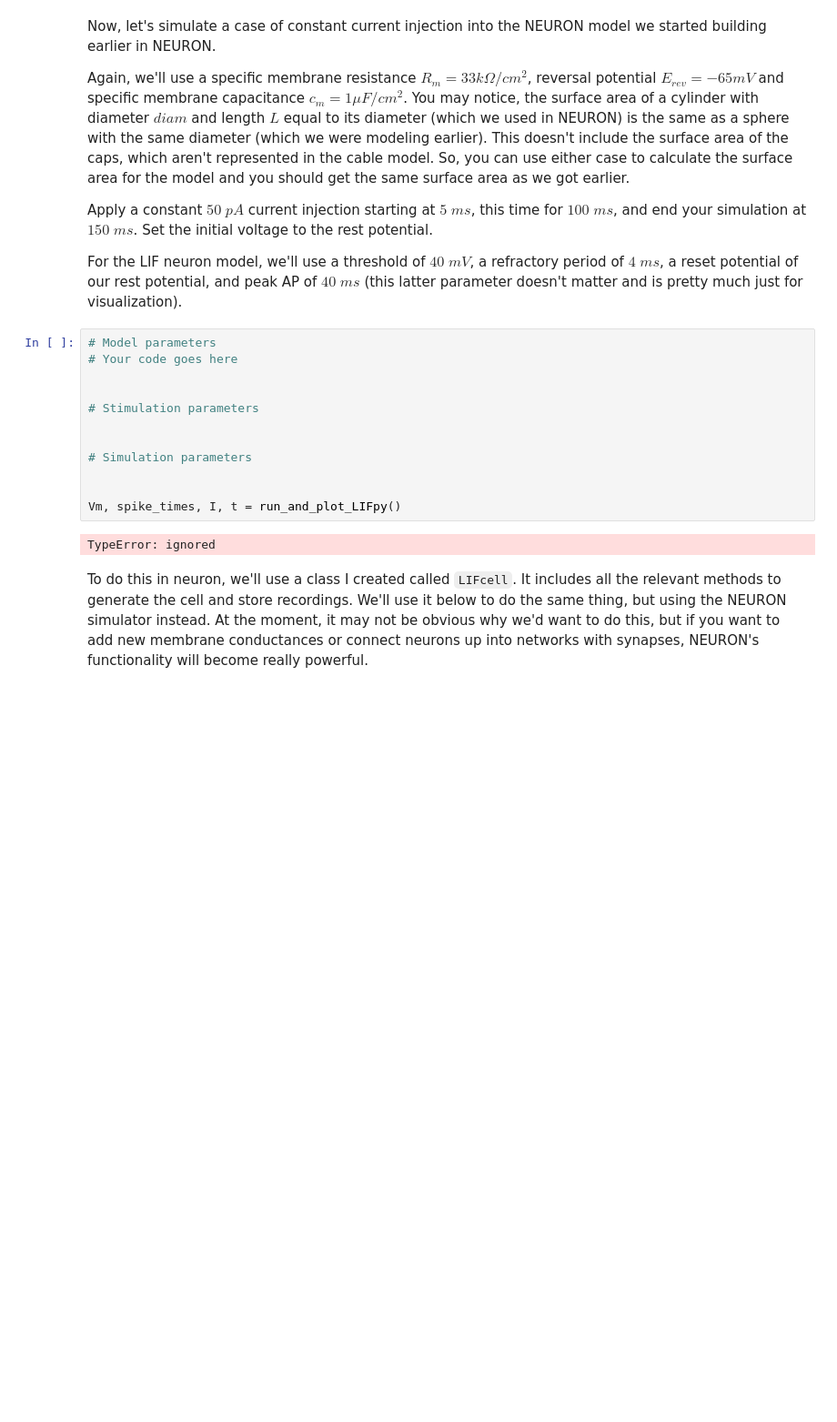
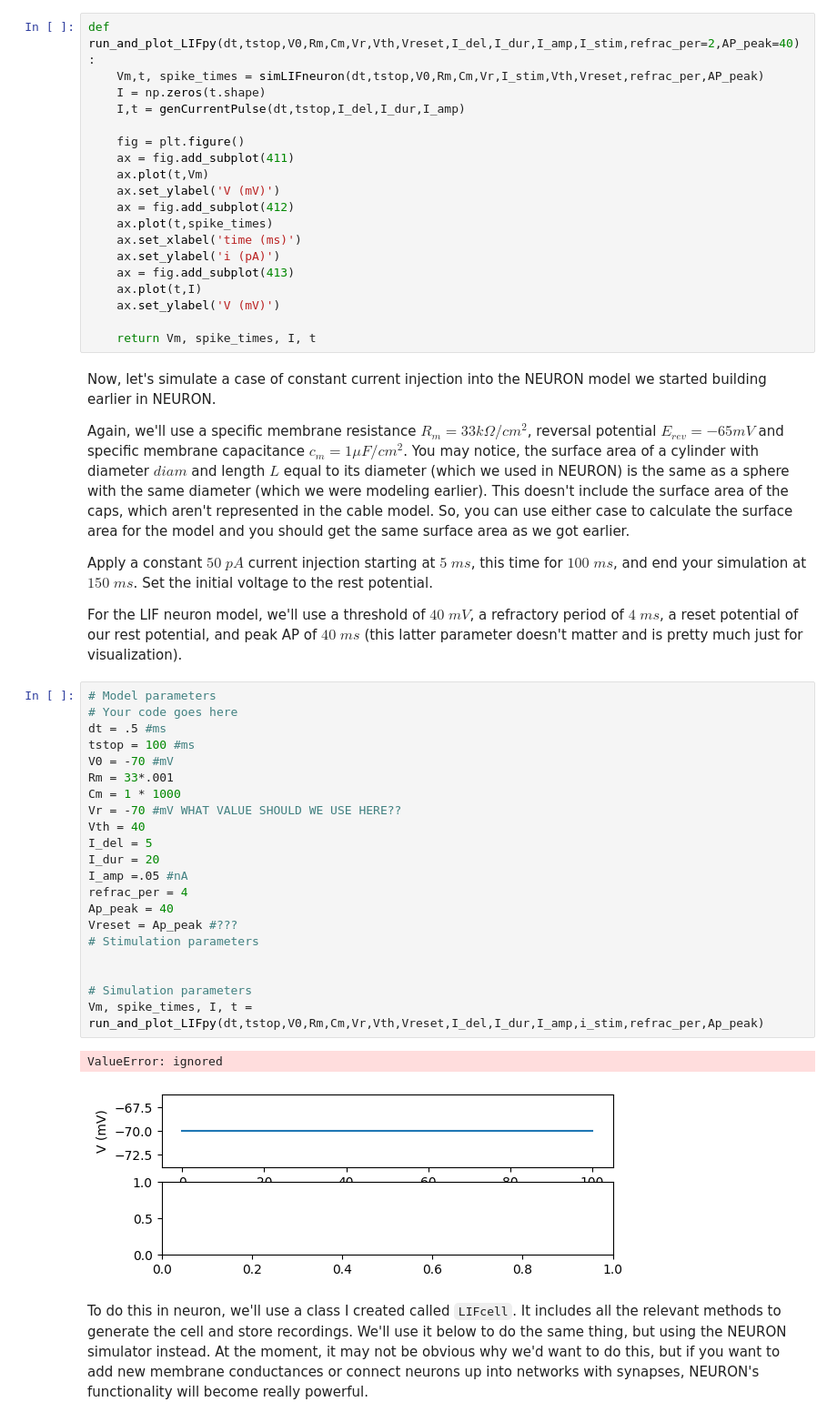
Before and after one commit to Bouncy0Knight/Exercise_5, a Jupyter notebook: CompModNervSys_exercise5.ipynb, the cells around one changed output. Shown at 91% size. Cells and saved outputs as stored; diff of their text form; blank space fills up the shorter version.

```diff
--- a/CompModNervSys_exercise5.ipynb
+++ b/CompModNervSys_exercise5.ipynb
@@ -458,3 +445,22 @@ def run_and_plot_LIFpy(dt,tstop,V0,Rm,Cm,Vr,Vth,Vreset,I_del,I_dur,I_amp,refrac_
+# %%
+def run_and_plot_LIFpy(dt,tstop,V0,Rm,Cm,Vr,Vth,Vreset,I_del,I_dur,I_amp,I_stim,refrac_per=2,AP_peak=40):
+    Vm,t, spike_times = simLIFneuron(dt,tstop,V0,Rm,Cm,Vr,I_stim,Vth,Vreset,refrac_per,AP_peak)
+    I = np.zeros(t.shape)
+    I,t = genCurrentPulse(dt,tstop,I_del,I_dur,I_amp)
+
+    fig = plt.figure()
+    ax = fig.add_subplot(411)
+    ax.plot(t,Vm)
+    ax.set_ylabel('V (mV)')
+    ax = fig.add_subplot(412)
+    ax.plot(t,spike_times)
+    ax.set_xlabel('time (ms)')
+    ax.set_ylabel('i (pA)')
+    ax = fig.add_subplot(413)
+    ax.plot(t,I)
+    ax.set_ylabel('V (mV)')
+
+    return Vm, spike_times, I, t
 # %% [markdown]
 Now, let's simulate a case of constant current injection into the NEURON model we started building earlier in NEURON.
 
@@ -463,20 +469,30 @@ Again, we'll use a specific membrane resistance $R_{m} = 33 k \Omega/cm^{2}$, re
 Apply a constant $50 \; pA$ current injection starting at $5 \; ms$, this time for $100 \; ms$, and end your simulation at $150 \; ms$. Set the initial voltage to the rest potential.
 
 For the LIF neuron model, we'll use a threshold of $40 \; mV$, a refractory period of $4 \; ms$, a reset potential of our rest potential, and peak AP of $40 \; ms$ (this latter parameter doesn't matter and is pretty much just for visualization).
-# %%
-# Model parameters
-# Your code goes here
-
-
-# Stimulation parameters
-
-
-# Simulation parameters
-
-
-Vm, spike_times, I, t = run_and_plot_LIFpy()
-# %% [output]
-TypeError: ignored
+# %%
+# Model parameters
+# Your code goes here
+dt = .5 #ms
+tstop = 100 #ms
+V0 = -70 #mV
+Rm = 33*.001
+Cm = 1 * 1000
+Vr = -70 #mV WHAT VALUE SHOULD WE USE HERE??
+Vth = 40
+I_del = 5
+I_dur = 20
+I_amp =.05 #nA
+refrac_per = 4
+Ap_peak = 40
+Vreset = Ap_peak #???
+# Stimulation parameters
+
+
+# Simulation parameters
+Vm, spike_times, I, t = run_and_plot_LIFpy(dt,tstop,V0,Rm,Cm,Vr,Vth,Vreset,I_del,I_dur,I_amp,i_stim,refrac_per,Ap_peak)
+# %% [output]
+ValueError: ignored
+[figure, added]
 # %% [markdown]
 To do this in neuron, we'll use a class I created called `LIFcell`. It includes all the relevant methods to generate the cell and store recordings. We'll use it below to do the same thing, but using the NEURON simulator instead. At the moment, it may not be obvious why we'd want to do this, but if you want to add new membrane conductances or connect neurons up into networks with synapses, NEURON's functionality will become really powerful.
 # %%
```
Also changed, not shown: parts of 7 cells of this notebook.
